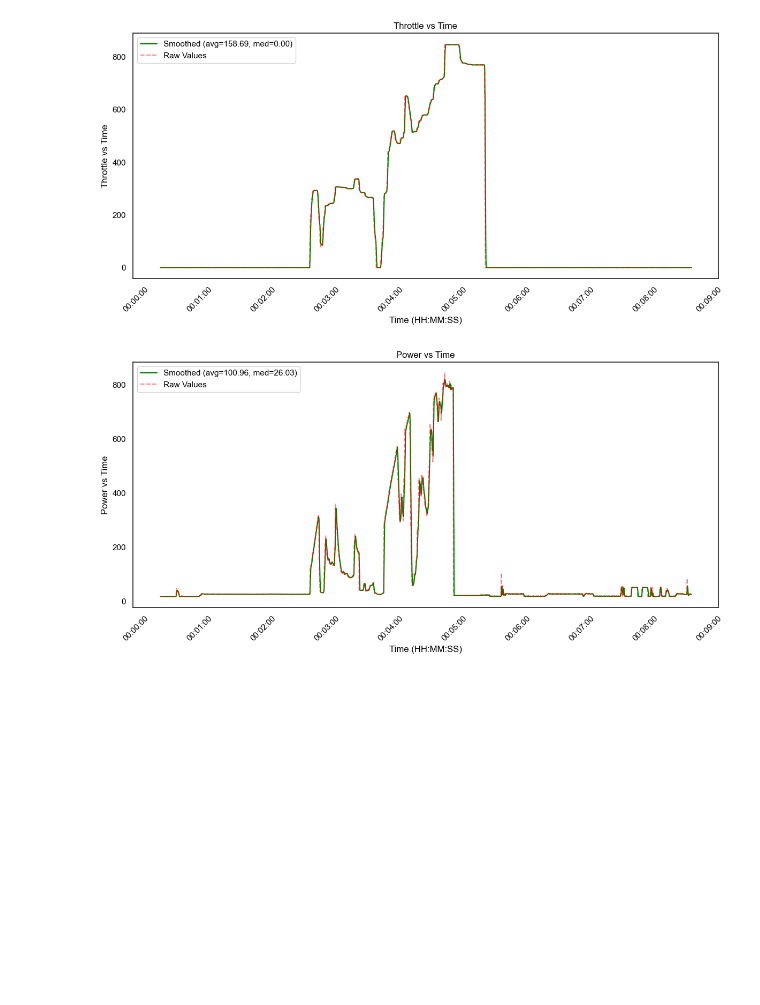
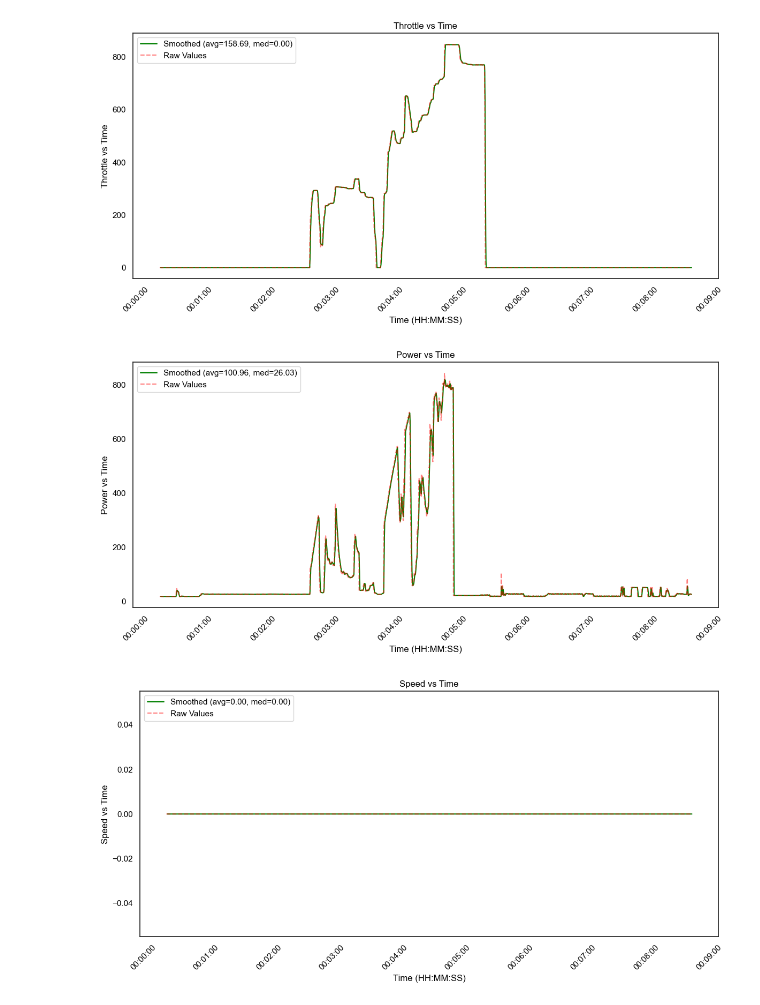
Before and after one commit to UOSupermileage/UOSM-TelemetryDataProcessing, a Jupyter notebook: new/CustomTelemetry.ipynb, the cells around one changed output. Cells and saved outputs as stored; diff of their text form; code cells hidden in the pictures; blank space fills up the shorter version.

```diff
--- a/new/DataAnalysis.ipynb
+++ b/new/CustomTelemetry.ipynb
@@ -67,7 +67,7 @@ if distance !=1:
 
 # Columns to visualize
 #columns_to_plot = ['Throttle', 'Speed', 'Current', 'Voltage', 'Speed1']
-columns_to_plot = ['Current', 'Voltage','Throttle','Power']
+columns_to_plot = ['Current', 'Voltage','Throttle','Power', 'Speed']
 #data.dropna(subset=['TimePlot'] + columns_to_plot, inplace=True)
 
 # Plot each column
@@ -137,4 +137,5 @@ Efficiency: 57.04 km/kWh
 [figure]
 [figure]
 [figure]
 [figure]
+[figure, added]
```
Also changed, not shown: parts of 2 cells of this notebook, 4 other files.
